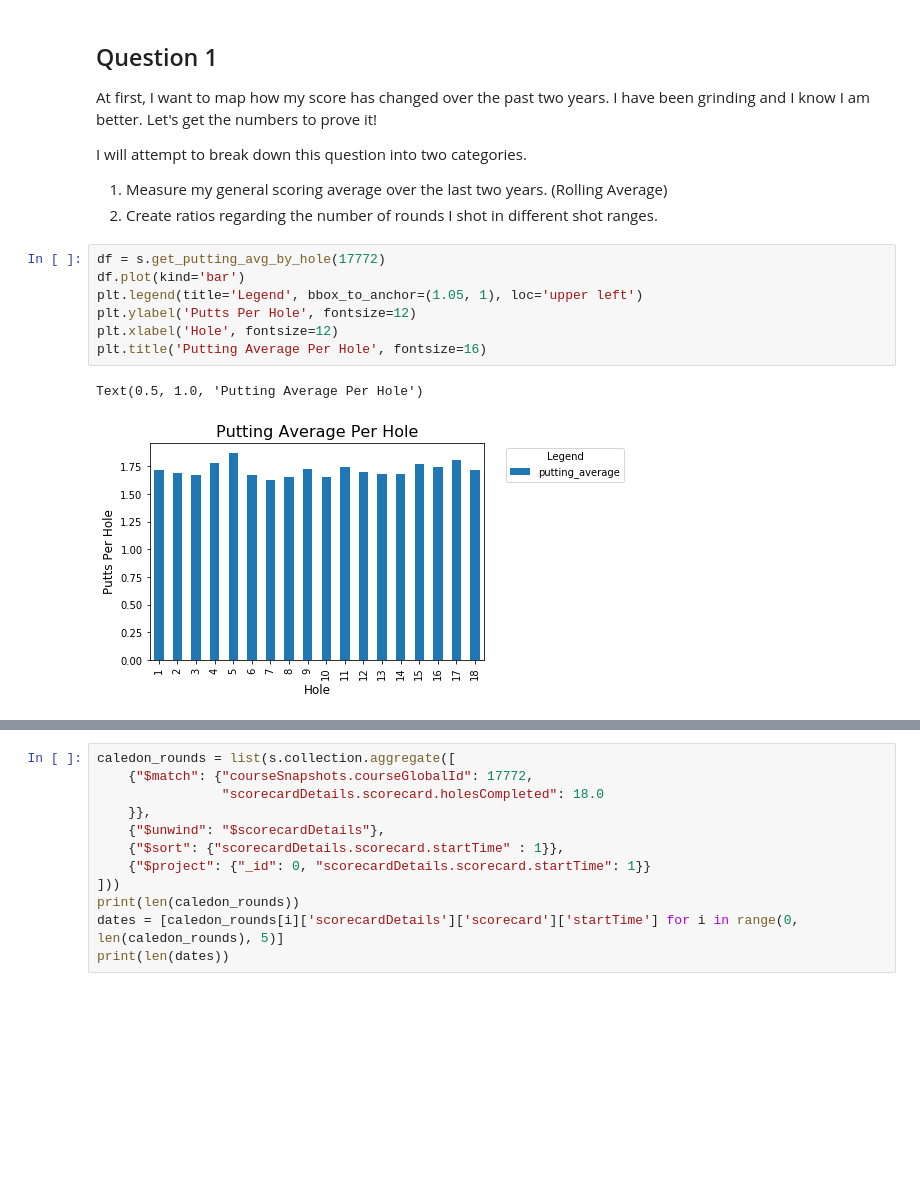
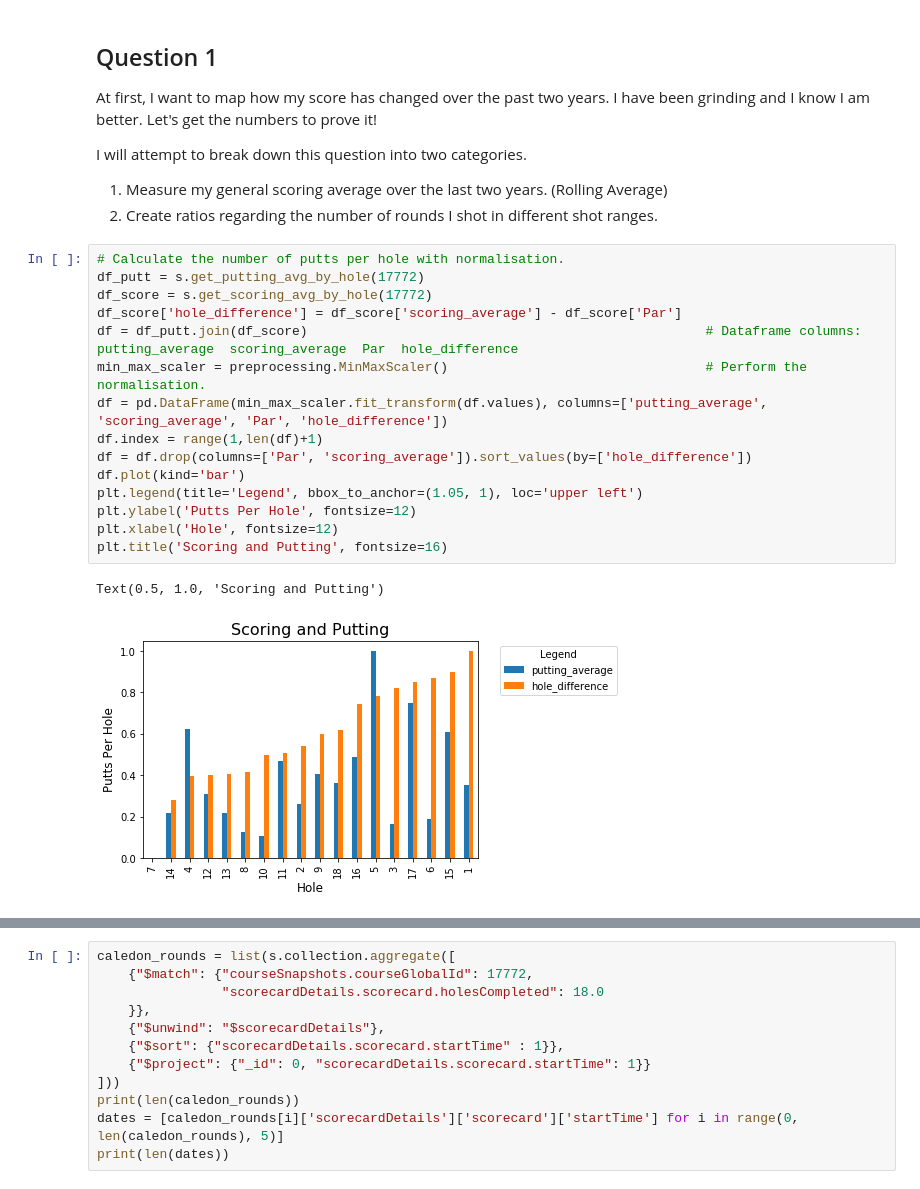
Before and after one commit to michaelkrakovsky/My_Golf_Journey, a Jupyter notebook: src/bin/performance_stories/Caledon_Woods.ipynb, the cells around one changed output, grey strips where cells are left out. Drawn from its saved outputs; the diff is of its cells as text; blank space fills up the shorter version.

```diff
--- a/src/bin/performance_stories/Caledon_Woods.ipynb
+++ b/src/bin/performance_stories/Caledon_Woods.ipynb
@@ -30,12 +28,20 @@ I will attempt to break down this question into two categories.
 1. Measure my general scoring average over the last two years. (Rolling Average)
 2. Create ratios regarding the number of rounds I shot in different shot ranges.
 # %%
-df = s.get_putting_avg_by_hole(17772)
+# Calculate the number of putts per hole with normalisation.
+df_putt = s.get_putting_avg_by_hole(17772)
+df_score = s.get_scoring_avg_by_hole(17772)
+df_score['hole_difference'] = df_score['scoring_average'] - df_score['Par']
+df = df_putt.join(df_score)                                                   # Dataframe columns: putting_average  scoring_average  Par  hole_difference
+min_max_scaler = preprocessing.MinMaxScaler()                                 # Perform the normalisation.
+df = pd.DataFrame(min_max_scaler.fit_transform(df.values), columns=['putting_average', 'scoring_average', 'Par', 'hole_difference'])
+df.index = range(1,len(df)+1)
+df = df.drop(columns=['Par', 'scoring_average']).sort_values(by=['hole_difference'])
 df.plot(kind='bar')
 plt.legend(title='Legend', bbox_to_anchor=(1.05, 1), loc='upper left')
 plt.ylabel('Putts Per Hole', fontsize=12)
 plt.xlabel('Hole', fontsize=12)
-plt.title('Putting Average Per Hole', fontsize=16)
+plt.title('Scoring and Putting', fontsize=16)
 # %% [output]
-Text(0.5, 1.0, 'Putting Average Per Hole')
+Text(0.5, 1.0, 'Scoring and Putting')
-[figure, old version]
+[figure, new version]
```
Also changed, not shown: parts of 4 cells of this notebook.
